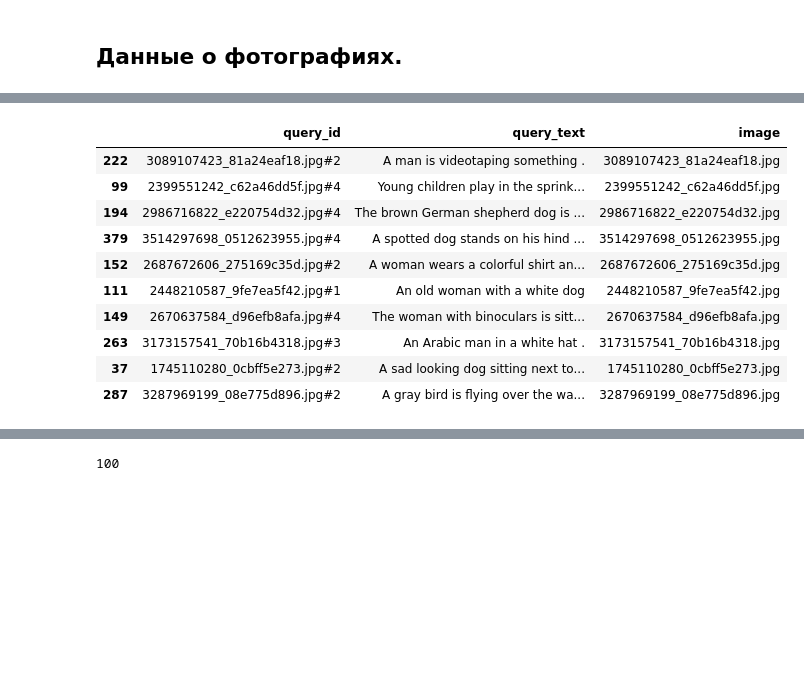
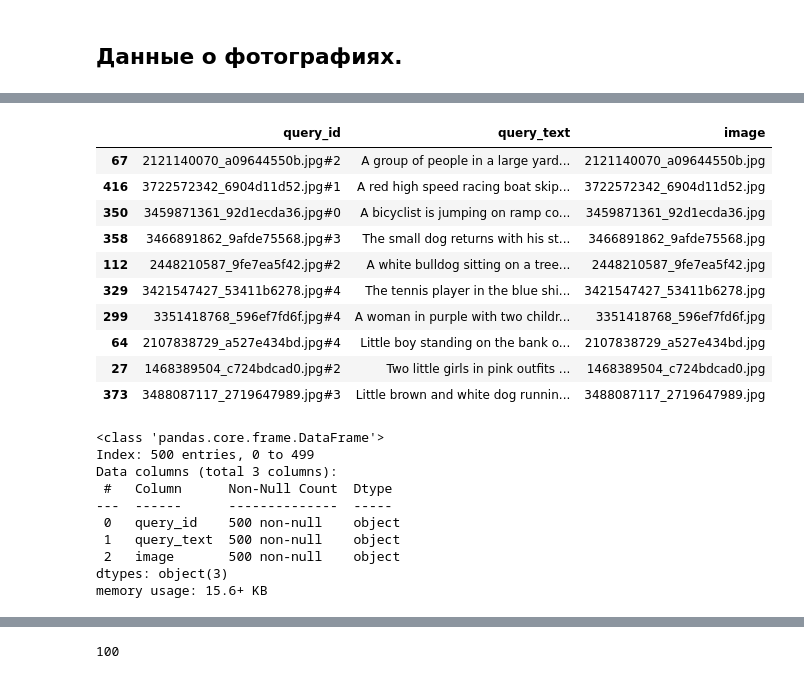
Before and after one commit to kirillva/project04, a Jupyter notebook: index.ipynb, the cells around one changed output, grey strips where cells are left out. Drawn from its saved outputs; the diff is of its cells as text; code cells hidden in the pictures; blank space fills up the shorter version.

```diff
--- a/index.ipynb
+++ b/index.ipynb
@@ -234,15 +336,26 @@ test_images.sample(10)
 # %%
-test_queries.sample(10)
+display(test_queries.sample(10, random_state=1234))
+test_queries.info()
 # %% [output]
 |  | query_id | query_text | image |
-| 222 | 3089107423_81a24eaf18.jpg#2 | A man is videotaping something . | 3089107423_81a24eaf18.jpg |
-| 99 | 2399551242_c62a46dd5f.jpg#4 | Young children play in the sprink... | 2399551242_c62a46dd5f.jpg |
-| 194 | 2986716822_e220754d32.jpg#4 | The brown German shepherd dog is ... | 2986716822_e220754d32.jpg |
-| 379 | 3514297698_0512623955.jpg#4 | A spotted dog stands on his hind ... | 3514297698_0512623955.jpg |
-| 152 | 2687672606_275169c35d.jpg#2 | A woman wears a colorful shirt an... | 2687672606_275169c35d.jpg |
-| 111 | 2448210587_9fe7ea5f42.jpg#1 | An old woman with a white dog | 2448210587_9fe7ea5f42.jpg |
-| 149 | 2670637584_d96efb8afa.jpg#4 | The woman with binoculars is sitt... | 2670637584_d96efb8afa.jpg |
-| 263 | 3173157541_70b16b4318.jpg#3 | An Arabic man in a white hat . | 3173157541_70b16b4318.jpg |
-| 37 | 1745110280_0cbff5e273.jpg#2 | A sad looking dog sitting next to... | 1745110280_0cbff5e273.jpg |
-| 287 | 3287969199_08e775d896.jpg#2 | A gray bird is flying over the wa... | 3287969199_08e775d896.jpg |
+| 67 | 2121140070_a09644550b.jpg#2 | A group of people in a large yard... | 2121140070_a09644550b.jpg |
+| 416 | 3722572342_6904d11d52.jpg#1 | A red high speed racing boat skip... | 3722572342_6904d11d52.jpg |
+| 350 | 3459871361_92d1ecda36.jpg#0 | A bicyclist is jumping on ramp co... | 3459871361_92d1ecda36.jpg |
+| 358 | 3466891862_9afde75568.jpg#3 | The small dog returns with his st... | 3466891862_9afde75568.jpg |
+| 112 | 2448210587_9fe7ea5f42.jpg#2 | A white bulldog sitting on a tree... | 2448210587_9fe7ea5f42.jpg |
+| 329 | 3421547427_53411b6278.jpg#4 | The tennis player in the blue shi... | 3421547427_53411b6278.jpg |
+| 299 | 3351418768_596ef7fd6f.jpg#4 | A woman in purple with two childr... | 3351418768_596ef7fd6f.jpg |
+| 64 | 2107838729_a527e434bd.jpg#4 | Little boy standing on the bank o... | 2107838729_a527e434bd.jpg |
+| 27 | 1468389504_c724bdcad0.jpg#2 | Two little girls in pink outfits ... | 1468389504_c724bdcad0.jpg |
+| 373 | 3488087117_2719647989.jpg#3 | Little brown and white dog runnin... | 3488087117_2719647989.jpg |
+<class 'pandas.core.frame.DataFrame'>
+Index: 500 entries, 0 to 499
+Data columns (total 3 columns):
+ #   Column      Non-Null Count  Dtype
+---  ------      --------------  -----
+ 0   query_id    500 non-null    object
+ 1   query_text  500 non-null    object
+ 2   image       500 non-null    object
+dtypes: object(3)
+memory usage: 15.6+ KB
 # %%
```
Also changed, not shown: parts of 65 cells of this notebook.
